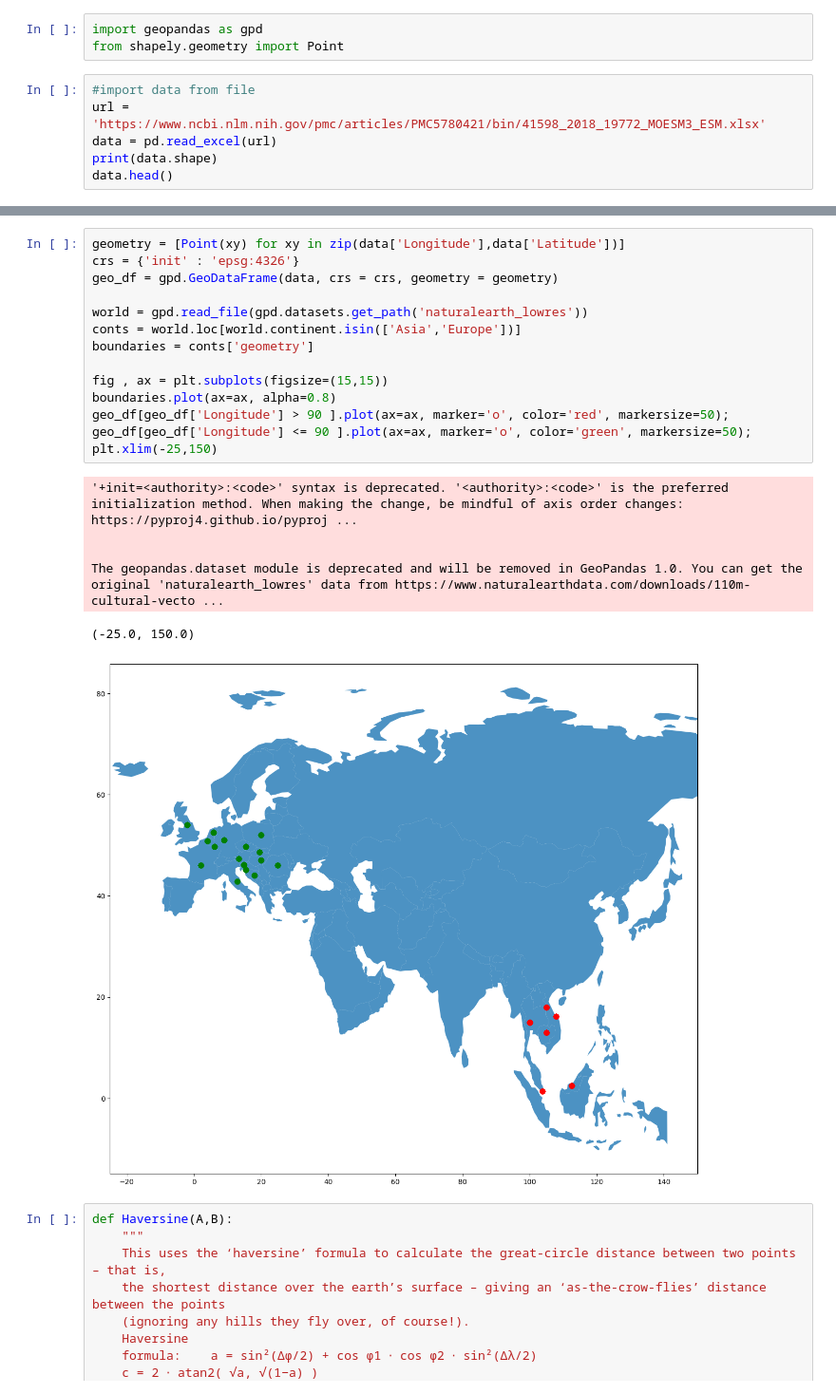
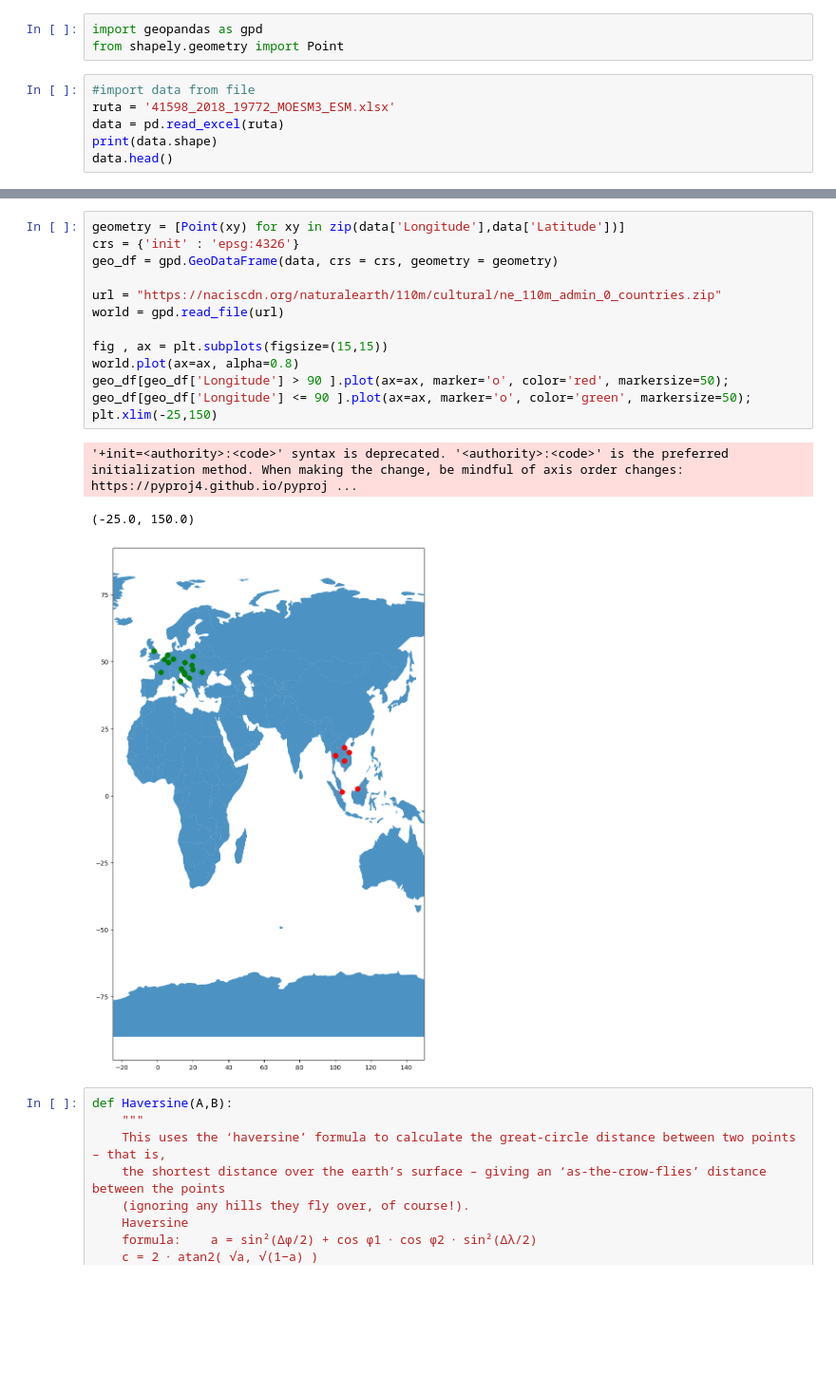
Before and after one commit to pedro9olivares/Bourbaki, a Jupyter notebook: Matematicas-para-la-Ciencia-de-Datos/Modulo-III/Programacion-Lineal/Problema_del_viajante.ipynb, the cells around one changed output, grey strips where cells are left out. Shown at 95% size. Drawn from its saved outputs; the diff is of its cells as text; blank space fills up the shorter version.

```diff
--- a/Matematicas-para-la-Ciencia-de-Datos/Modulo-III/Programacion-Lineal/Problema_del_viajante.ipynb
+++ b/Matematicas-para-la-Ciencia-de-Datos/Modulo-III/Programacion-Lineal/Problema_del_viajante.ipynb
@@ -277,8 +278,8 @@ import geopandas as gpd
 from shapely.geometry import Point
 # %%
 #import data from file
-url = 'https://www.ncbi.nlm.nih.gov/pmc/articles/PMC5780421/bin/41598_2018_19772_MOESM3_ESM.xlsx'
-data = pd.read_excel(url)
+ruta = '41598_2018_19772_MOESM3_ESM.xlsx'
+data = pd.read_excel(ruta)
 print(data.shape)
 data.head()
 # %% [output]
@@ -286,24 +293,20 @@ HTTPError: HTTP Error 403: Forbidden
 # %%
 geometry = [Point(xy) for xy in zip(data['Longitude'],data['Latitude'])]
 crs = {'init' : 'epsg:4326'}
 geo_df = gpd.GeoDataFrame(data, crs = crs, geometry = geometry)
 
-world = gpd.read_file(gpd.datasets.get_path('naturalearth_lowres'))
-conts = world.loc[world.continent.isin(['Asia','Europe'])]
-boundaries = conts['geometry']
+url = "https://naciscdn.org/naturalearth/110m/cultural/ne_110m_admin_0_countries.zip"
+world = gpd.read_file(url)
 
 fig , ax = plt.subplots(figsize=(15,15))
-boundaries.plot(ax=ax, alpha=0.8)
+world.plot(ax=ax, alpha=0.8)
 geo_df[geo_df['Longitude'] > 90 ].plot(ax=ax, marker='o', color='red', markersize=50);
 geo_df[geo_df['Longitude'] <= 90 ].plot(ax=ax, marker='o', color='green', markersize=50);
 plt.xlim(-25,150)
 # %% [output]
 '+init=<authority>:<code>' syntax is deprecated. '<authority>:<code>' is the preferred initialization method. When making the change, be mindful of axis order changes: https://pyproj4.github.io/pyproj ...
-
-
-The geopandas.dataset module is deprecated and will be removed in GeoPandas 1.0. You can get the original 'naturalearth_lowres' data from https://www.naturalearthdata.com/downloads/110m-cultural-vecto ...
 (-25.0, 150.0)
-[figure, old version]
+[figure, new version]
 # %%
 def Haversine(A,B):
     """
```
Also changed, not shown: parts of 8 cells of this notebook.
